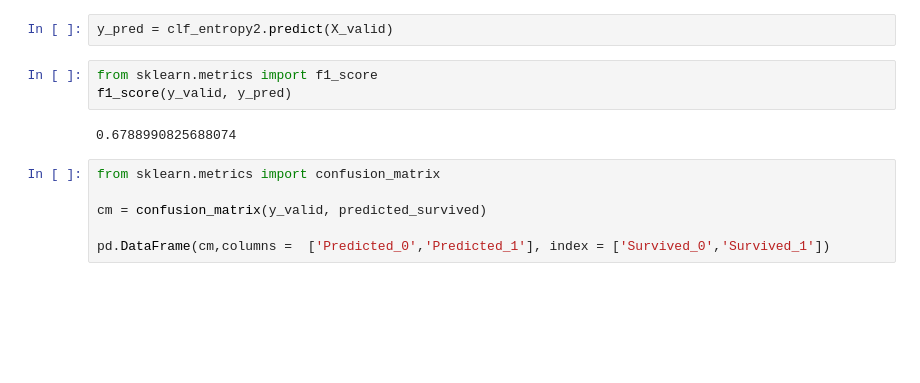
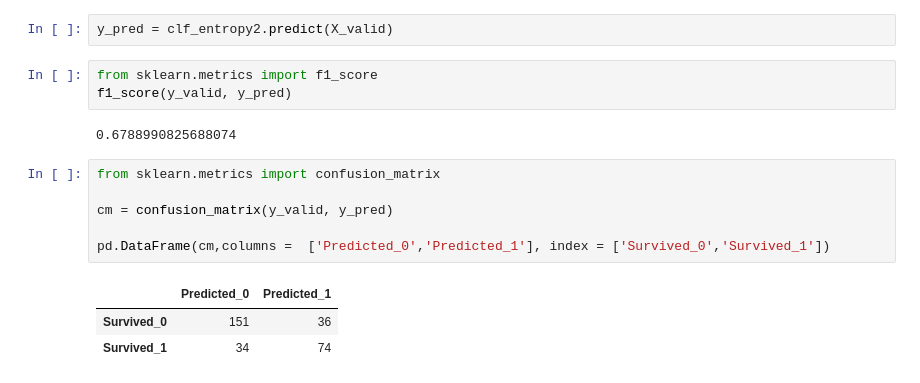
Before and after one commit to rahulg-infiswift/AnalyticsCourse, a Jupyter notebook: notebooks/08_decision_tree_titanic_entropy.ipynb, the cells around one changed output. Cells and saved outputs as stored; diff of their text form; blank space fills up the shorter version.

```diff
--- a/notebooks/08_decision_tree_titanic_entropy.ipynb
+++ b/notebooks/08_decision_tree_titanic_entropy.ipynb
@@ -627,6 +627,10 @@ f1_score(y_valid, y_pred)
 # %%
 from sklearn.metrics import confusion_matrix
 
-cm = confusion_matrix(y_valid, predicted_survived)
+cm = confusion_matrix(y_valid, y_pred)
 
 pd.DataFrame(cm,columns =  ['Predicted_0','Predicted_1'], index = ['Survived_0','Survived_1'])
+# %% [output]
+|  | Predicted_0 | Predicted_1 |
+| Survived_0 | 151 | 36 |
+| Survived_1 | 34 | 74 |
```
